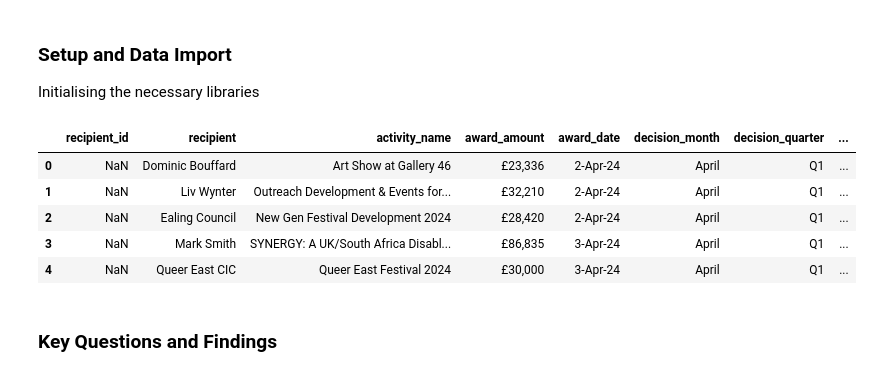
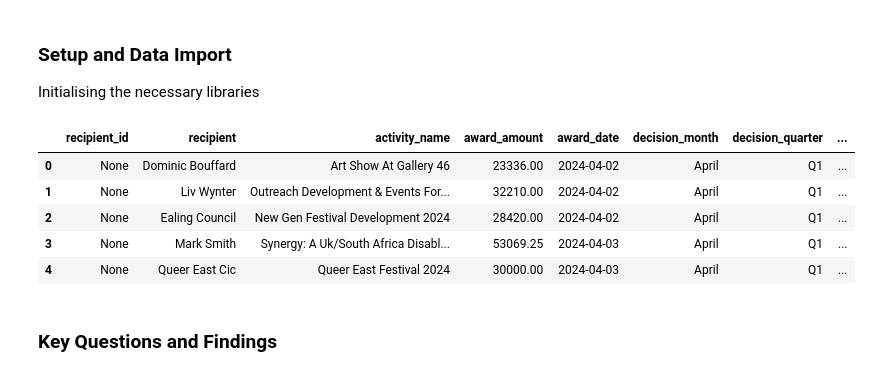
Before and after one commit to dreamsmartins/Arts-England, a Jupyter notebook: Jupyternotebooks/ArtsEnglandAnalysis.ipynb, the cells around one changed output. Drawn from its saved outputs; the diff is of its cells as text; code cells hidden in the pictures.

```diff
--- a/Jupyternotebooks/ArtsEnglandAnalysis.ipynb
+++ b/Jupyternotebooks/ArtsEnglandAnalysis.ipynb
@@ -221,6 +221,9 @@ Number of duplicate rows: 1
 # Check data types
 print("Data types:")
 display(df.dtypes)
+
+# Remove £ and convert to numeric
+df['award_amount'] = df['award_amount'].str.replace('£', '').str.replace(',', '').astype(float)
 
 # Identify numeric columns incorrectly stored as objects
 potential_numeric = []
@@ -884,17 +880,18 @@ plt.style.use('seaborn-whitegrid')
 sns.set_style("whitegrid")
 pd.set_option('display.max_columns', None)
 # %%
-df = pd.read_csv('cleaned_arts_awards_2.csv')
+df_eda = cleaned_df.copy()
+#pd.read_csv('cleaned_arts_awards_2.csv')
 
 # Display the first few rows
-df.head(5)
+df_eda.head(5)
 # %% [output]
 |  | recipient_id | recipient | activity_name | award_amount | award_date | decision_month | decision_quarter | ... |
-| 0 | NaN | Dominic Bouffard | Art Show at Gallery 46 | £23,336 | 2-Apr-24 | April | Q1 | ... |
-| 1 | NaN | Liv Wynter | Outreach Development & Events for... | £32,210 | 2-Apr-24 | April | Q1 | ... |
-| 2 | NaN | Ealing Council | New Gen Festival Development 2024 | £28,420 | 2-Apr-24 | April | Q1 | ... |
-| 3 | NaN | Mark Smith | SYNERGY: A UK/South Africa Disabl... | £86,835 | 3-Apr-24 | April | Q1 | ... |
-| 4 | NaN | Queer East CIC | Queer East Festival 2024 | £30,000 | 3-Apr-24 | April | Q1 | ... |
+| 0 | None | Dominic Bouffard | Art Show At Gallery 46 | 23336.00 | 2024-04-02 | April | Q1 | ... |
+| 1 | None | Liv Wynter | Outreach Development & Events For... | 32210.00 | 2024-04-02 | April | Q1 | ... |
+| 2 | None | Ealing Council | New Gen Festival Development 2024 | 28420.00 | 2024-04-02 | April | Q1 | ... |
+| 3 | None | Mark Smith | Synergy: A Uk/South Africa Disabl... | 53069.25 | 2024-04-03 | April | Q1 | ... |
+| 4 | None | Queer East Cic | Queer East Festival 2024 | 30000.00 | 2024-04-03 | April | Q1 | ... |
 # %% [markdown]
 ### Key Questions and Findings
 # %% [markdown]
```
Also changed, not shown: parts of 27 cells of this notebook.
